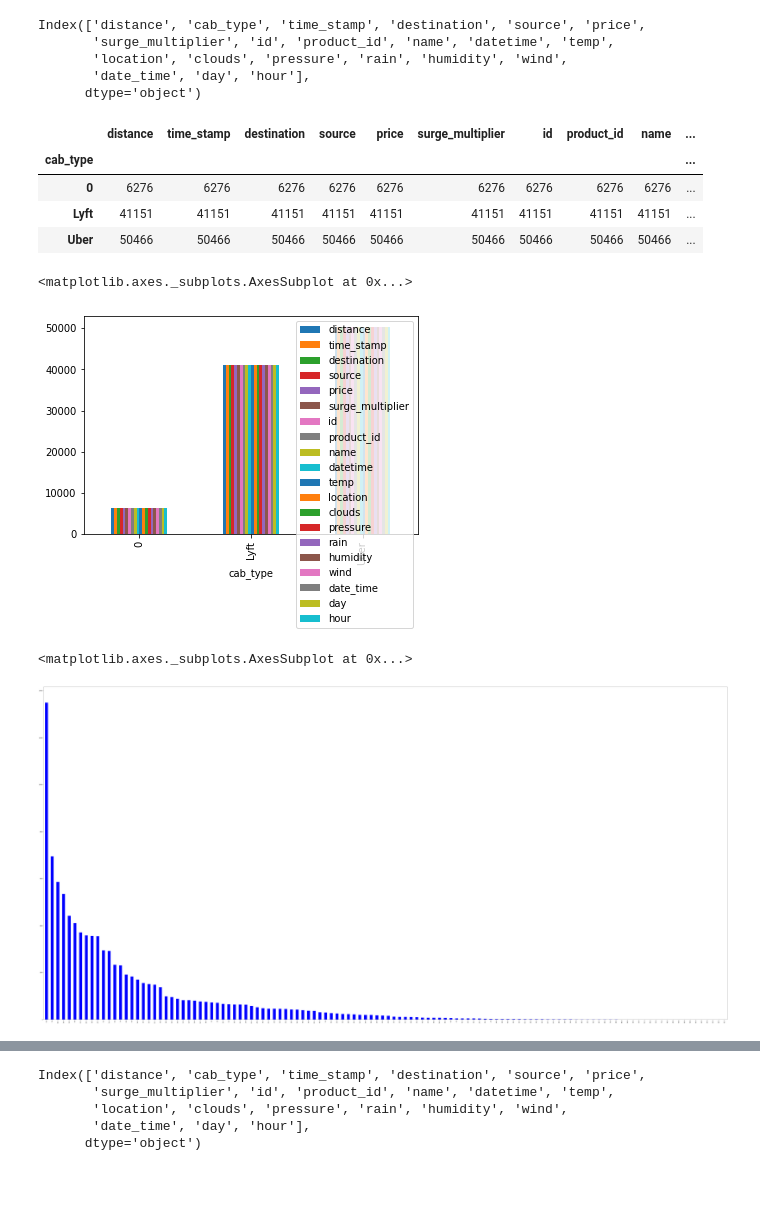
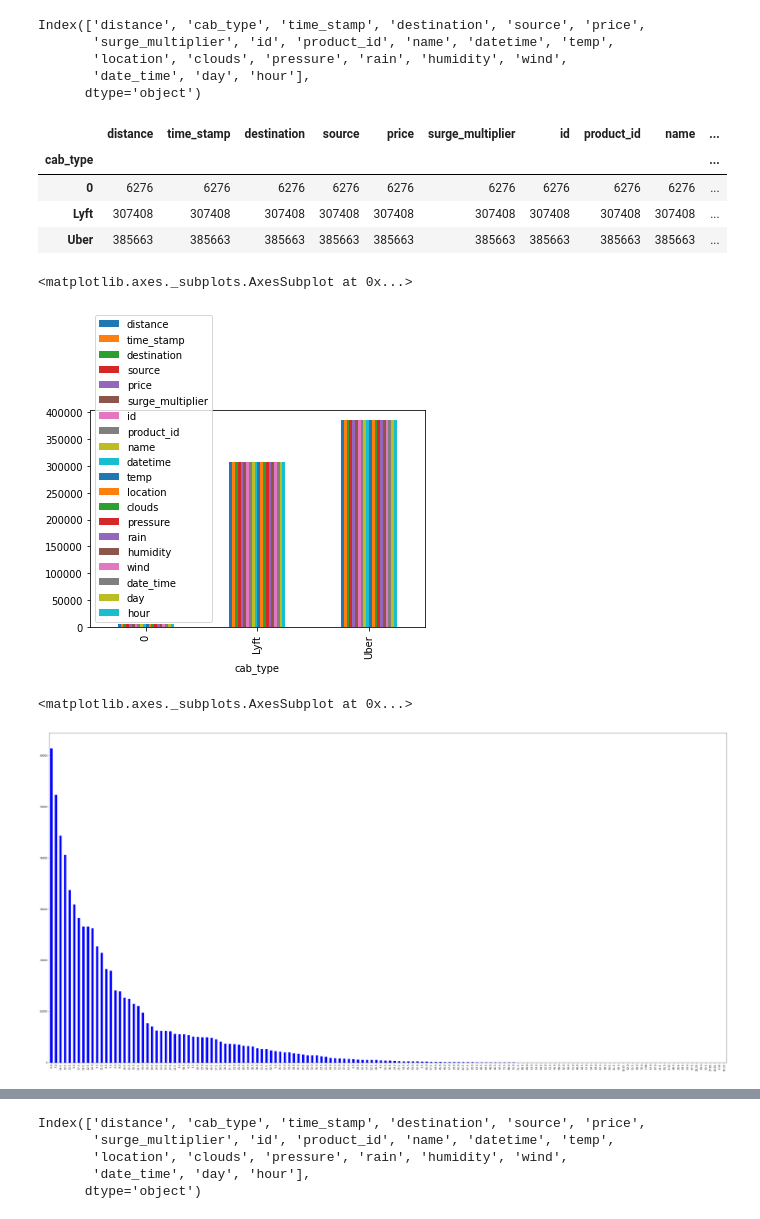
Before and after one commit to ShikhaVishwakarma/Uber-and-Lyft-Cab-Data-Analysis-and-Fare-Prediction, a Jupyter notebook: UberLyft.ipynb, the cells around one changed output, grey strips where cells are left out. Cells and saved outputs as stored; diff of their text form; code cells hidden in the pictures; blank space fills up the shorter version.

```diff
--- a/UberLyft.ipynb
+++ b/UberLyft.ipynb
@@ -94,8 +94,8 @@ weather_data.describe()
 # %%
 data=pd.concat([cab_data,weather_data])
 # %%
-data['day']=a.date_time.dt.day
-data['hour']=a.date_time.dt.hour
+data['day']=data.date_time.dt.day
+data['hour']=data.date_time.dt.hour
 # %%
 data.isnull().sum
 # %% [output]
@@ -129,18 +129,18 @@ data.groupby('cab_type').count()
 |  | distance | time_stamp | destination | source | price | surge_multiplier | id | product_id | name | ... |
 | cab_type |  |  |  |  |  |  |  |  |  | ... |
 | 0 | 6276 | 6276 | 6276 | 6276 | 6276 | 6276 | 6276 | 6276 | 6276 | ... |
-| Lyft | 41151 | 41151 | 41151 | 41151 | 41151 | 41151 | 41151 | 41151 | 41151 | ... |
-| Uber | 50466 | 50466 | 50466 | 50466 | 50466 | 50466 | 50466 | 50466 | 50466 | ... |
+| Lyft | 307408 | 307408 | 307408 | 307408 | 307408 | 307408 | 307408 | 307408 | 307408 | ... |
+| Uber | 385663 | 385663 | 385663 | 385663 | 385663 | 385663 | 385663 | 385663 | 385663 | ... |
 # %%
 data.groupby('cab_type').count().plot.bar()
 # %% [output]
 <matplotlib.axes._subplots.AxesSubplot at 0x...>
-[figure, old version]
+[figure, new version]
 # %%
-data['price'].value_counts().plot(kind='bar',figsize=(100,50),color='blue')
+data['price'].value_counts().plot(kind='bar',figsize=(50,25),color='blue')
 # %% [output]
 <matplotlib.axes._subplots.AxesSubplot at 0x...>
-[figure, old version]
+[figure, new version]
 # %%
 data['hour'].value_counts().plot(kind='bar',figsize=(10,5),color='blue')
 # %% [output]
```
Also changed, not shown: parts of 18 cells of this notebook.
